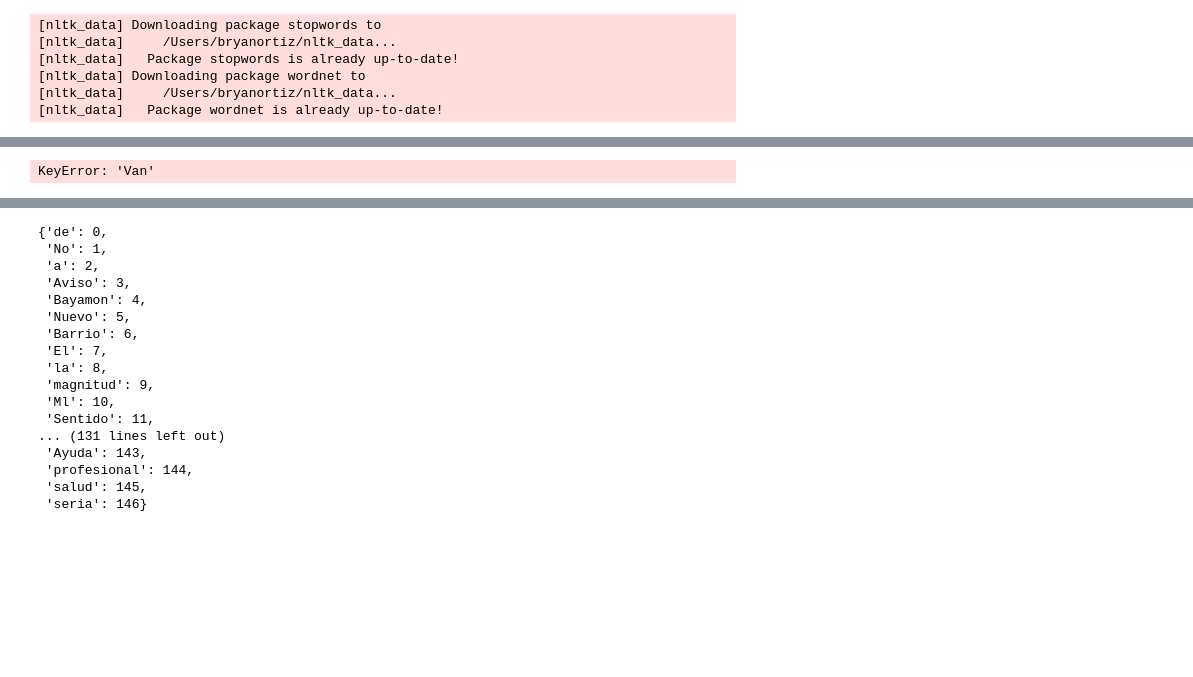
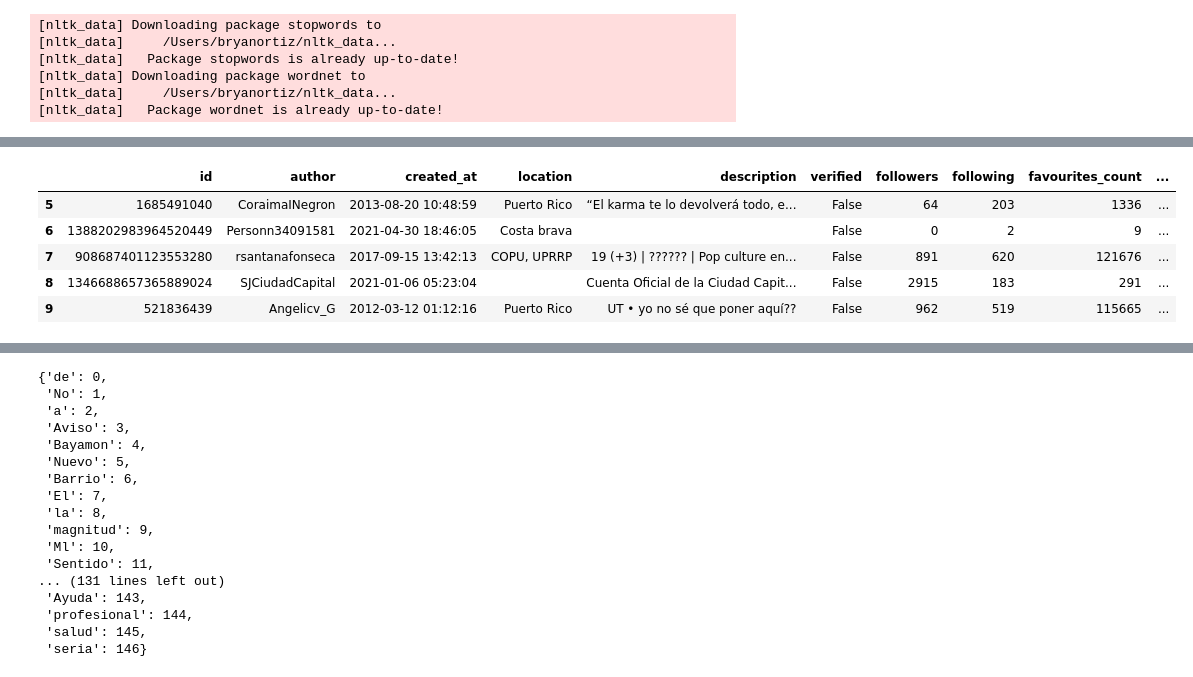
Before and after one commit to adeldelvalle/Social-Network-Analysis, a Jupyter notebook: Preprocessing.ipynb, the cells around one changed output, grey strips where cells are left out. Cells and saved outputs as stored; diff of their text form; code cells hidden in the pictures; blank space fills up the shorter version.

```diff
--- a/Preprocessing.ipynb
+++ b/Preprocessing.ipynb
@@ -324,4 +329,9 @@ documento.data.head()
-# %%
-my_dict["Van"]
-# %% [output]
-KeyError: 'Van'
+# %%
+df.tail()
+# %% [output]
+|  | id | author | created_at | location | description | verified | followers | following | favourites_count | ... |
+| 5 | 1685491040 | CoraimaINegron | 2013-08-20 10:48:59 | Puerto Rico | “El karma te lo devolverá todo, e... | False | 64 | 203 | 1336 | ... |
+| 6 | 1388202983964520449 | Personn34091581 | 2021-04-30 18:46:05 | Costa brava |  | False | 0 | 2 | 9 | ... |
+| 7 | 908687401123553280 | rsantanafonseca | 2017-09-15 13:42:13 | COPU, UPRRP | 19 (+3) | ?????? | Pop culture en... | False | 891 | 620 | 121676 | ... |
+| 8 | 1346688657365889024 | SJCiudadCapital | 2021-01-06 05:23:04 |  | Cuenta Oficial de la Ciudad Capit... | False | 2915 | 183 | 291 | ... |
+| 9 | 521836439 | Angelicv_G | 2012-03-12 01:12:16 | Puerto Rico | UT • yo no sé que poner aquí?? | False | 962 | 519 | 115665 | ... |
```
Also changed, not shown: parts of 37 cells of this notebook, 1 other file.
